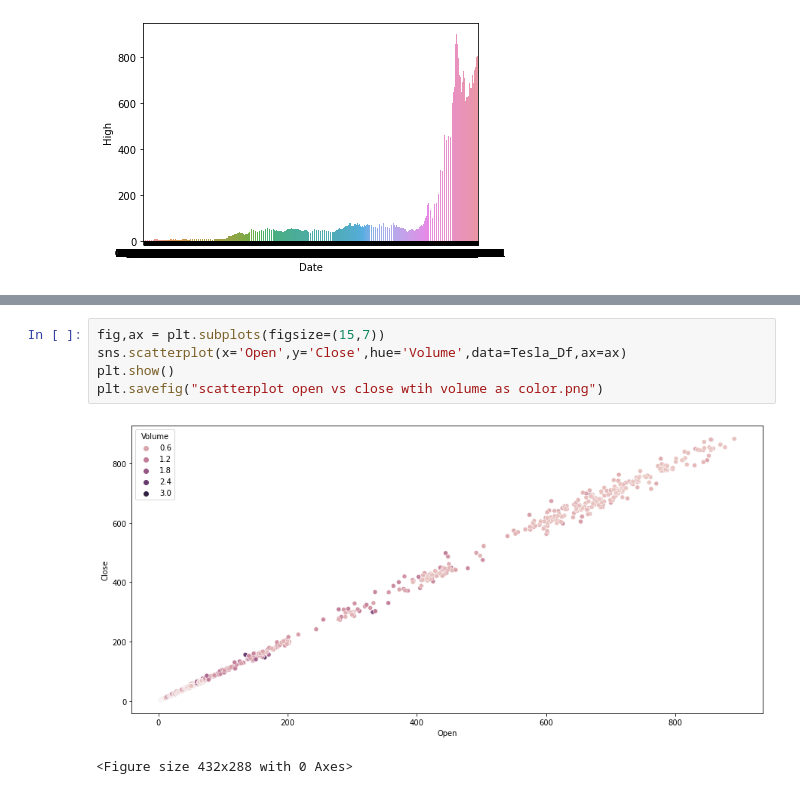
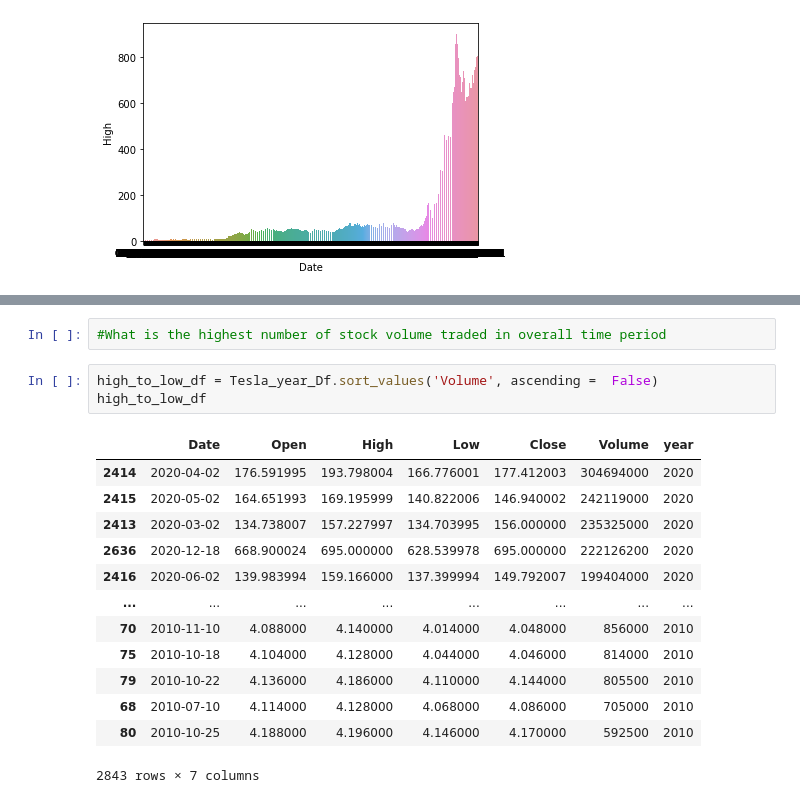
Before and after one commit to anacarol84/Project1_Tesla, a Jupyter notebook: Project-1/DataCleaningnew.ipynb, the cells around one changed output, grey strips where cells are left out. Cells and saved outputs as stored; diff of their text form.

```diff
--- a/Project-1/DataCleaningnew.ipynb
+++ b/Project-1/DataCleaningnew.ipynb
@@ -172,8 +184,19 @@ plt.savefig("scatterplot open vs close.png")
-# %%
-fig,ax = plt.subplots(figsize=(15,7))
-sns.scatterplot(x='Open',y='Close',hue='Volume',data=Tesla_Df,ax=ax)
-plt.show()
-plt.savefig("scatterplot open vs close wtih volume as color.png")
-# %% [output]
-[figure, removed]
-<Figure size 432x288 with 0 Axes>
+# %%
+#What is the highest number of stock volume traded in overall time period
+# %%
+high_to_low_df = Tesla_year_Df.sort_values('Volume', ascending =  False)
+high_to_low_df
+# %% [output]
+|  | Date | Open | High | Low | Close | Volume | year |
+| 2414 | 2020-04-02 | 176.591995 | 193.798004 | 166.776001 | 177.412003 | 304694000 | 2020 |
+| 2415 | 2020-05-02 | 164.651993 | 169.195999 | 140.822006 | 146.940002 | 242119000 | 2020 |
+| 2413 | 2020-03-02 | 134.738007 | 157.227997 | 134.703995 | 156.000000 | 235325000 | 2020 |
+| 2636 | 2020-12-18 | 668.900024 | 695.000000 | 628.539978 | 695.000000 | 222126200 | 2020 |
+| 2416 | 2020-06-02 | 139.983994 | 159.166000 | 137.399994 | 149.792007 | 199404000 | 2020 |
+| ... | ... | ... | ... | ... | ... | ... | ... |
+| 70 | 2010-11-10 | 4.088000 | 4.140000 | 4.014000 | 4.048000 | 856000 | 2010 |
+| 75 | 2010-10-18 | 4.104000 | 4.128000 | 4.044000 | 4.046000 | 814000 | 2010 |
+| 79 | 2010-10-22 | 4.136000 | 4.186000 | 4.110000 | 4.144000 | 805500 | 2010 |
+| 68 | 2010-07-10 | 4.114000 | 4.128000 | 4.068000 | 4.086000 | 705000 | 2010 |
+| 80 | 2010-10-25 | 4.188000 | 4.196000 | 4.146000 | 4.170000 | 592500 | 2010 |
+2843 rows × 7 columns
```
Also changed, not shown: parts of 10 cells of this notebook, 5 other files.
